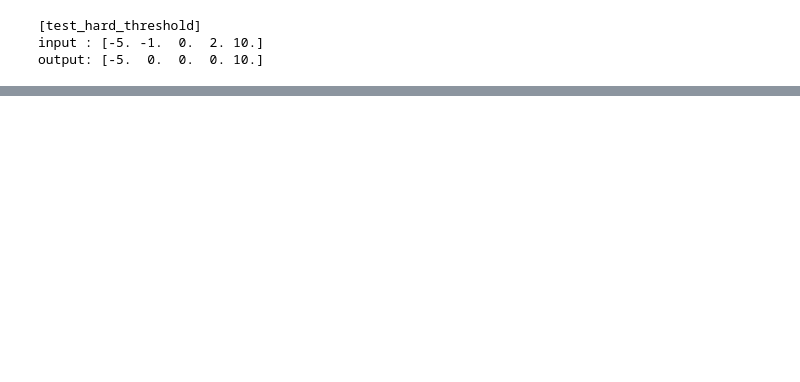
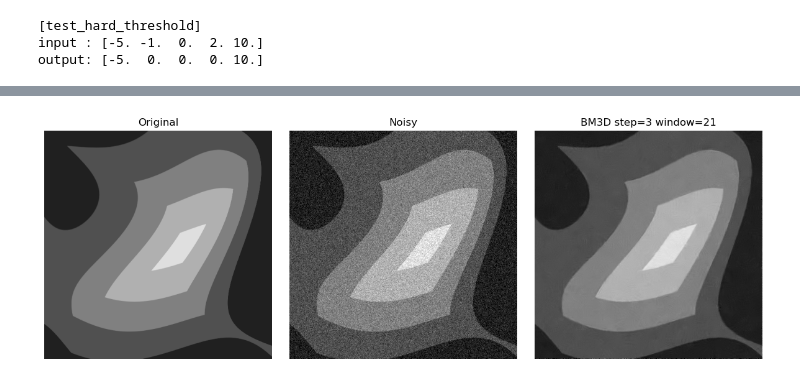
Before and after one commit to Bonbia/PROJIMA, a Jupyter notebook: BM3D.ipynb, the cells around one changed output, grey strips where cells are left out. Saved outputs shown, nothing was run; the diff lists cells and outputs as text; code cells hidden in the pictures; blank space fills up the shorter version.

```diff
--- a/BM3D.ipynb
+++ b/BM3D.ipynb
@@ -239,0 +314,18 @@ plt.show()
+# %%
+fig, axes = plt.subplots(1, 3, figsize=(12, 4))
+axes[0].imshow(im, cmap='gray', vmin=0, vmax=255)
+axes[0].set_title("Original")
+axes[0].axis('off')
+
+axes[1].imshow(img_n, cmap='gray', vmin=0, vmax=255)
+axes[1].set_title("Noisy")
+axes[1].axis('off')
+
+axes[2].imshow(u_hat_21, cmap='gray', vmin=0, vmax=255)
+axes[2].set_title("BM3D step=3 window=21")
+axes[2].axis('off')
+
+plt.tight_layout()
+plt.show()
+# %% [output]
+[figure, added]
```
Also changed, not shown: parts of 8 cells of this notebook.
